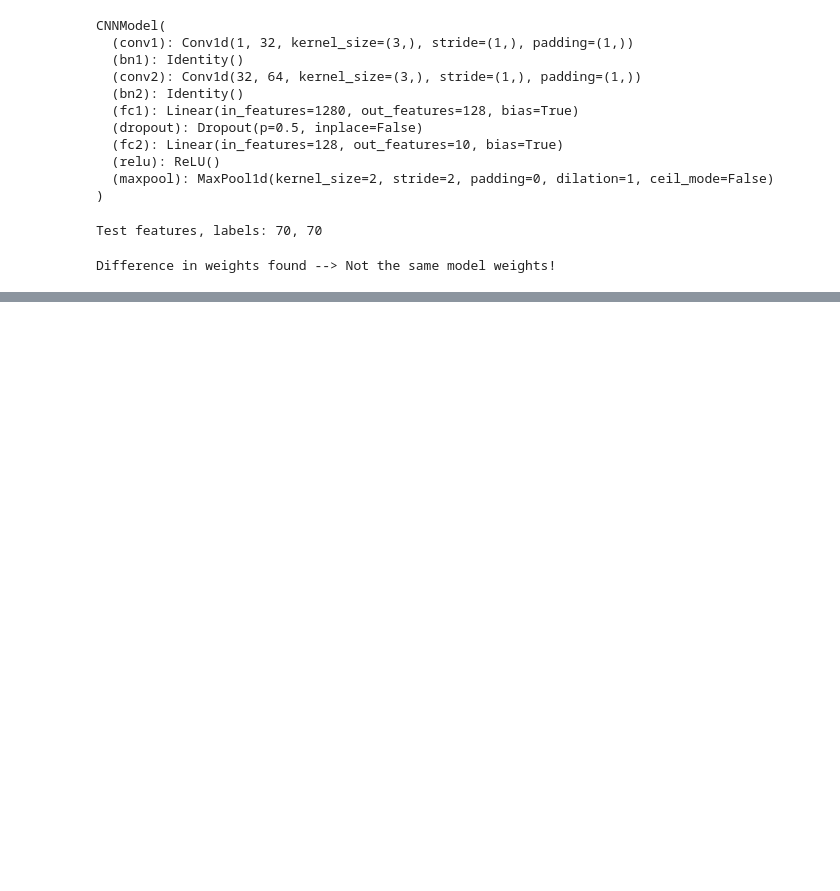
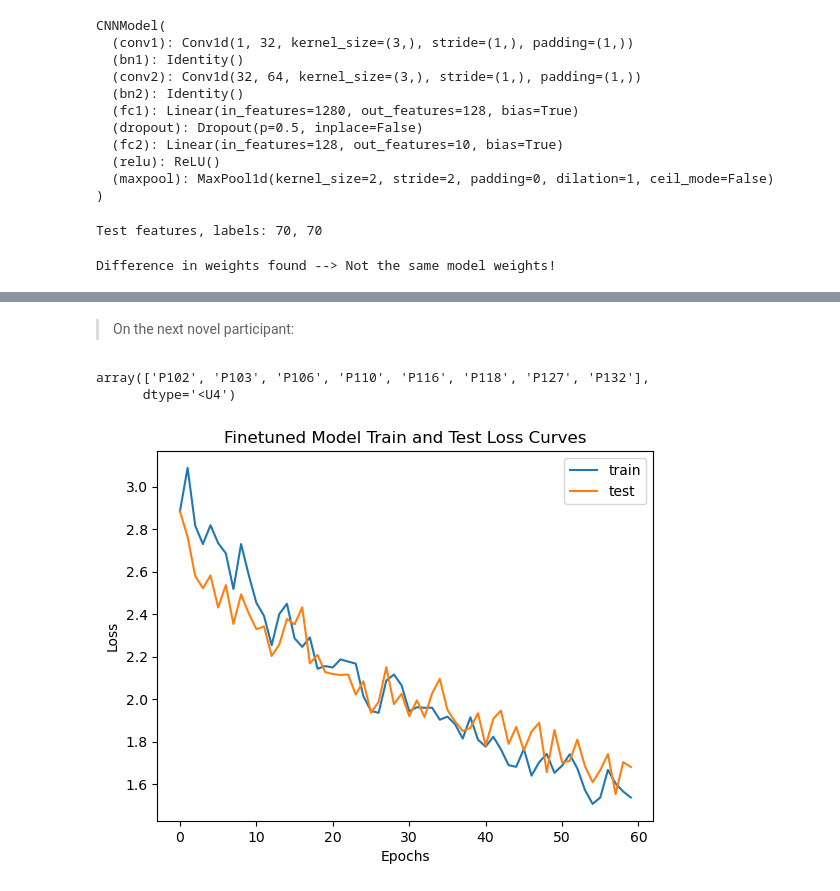
Before and after one commit to kdmalc/fl-gestures, a Jupyter notebook: ELEC573_Proj/201_CNN_AMC_FT_Study.ipynb, the cells around one changed output, grey strips where cells are left out. Saved outputs shown, nothing was run; the diff lists cells and outputs as text; code cells hidden in the pictures; blank space fills up the shorter version.

```diff
--- a/ELEC573_Proj/201_CNN_AMC_FT_Study.ipynb
+++ b/ELEC573_Proj/201_CNN_AMC_FT_Study.ipynb
@@ -360,0 +294,34 @@ print(f"Detailed performance log saved to: {log_file}")
+# %% [markdown]
+> On the next novel participant:
+# %%
+np.unique(first_test_participant_data['participant_ids'])
+# %% [output]
+array(['P102', 'P103', 'P106', 'P110', 'P116', 'P118', 'P127', 'P132'],
+      dtype='<U4')
+# %%
+participant_id = 'P127'
+
+novel_test_participant_ft_data = data_splits['novel_trainFT']
+# Filter based on participant_id
+indices = [i for i, pid in enumerate(novel_test_participant_ft_data['participant_ids']) if pid == participant_id]
+# Finetuning Dataset!
+ft_127_dataset = GestureDataset([novel_test_participant_ft_data['feature'][i] for i in indices], [novel_test_participant_ft_data['labels'][i] for i in indices])
+ft_127_loader = DataLoader(ft_127_dataset, batch_size=16, shuffle=True)
+
+# P127 Testing Dataset!
+novel_test_participant_data = data_splits['cross_subject_test']
+indices = [i for i, pid in enumerate(novel_test_participant_data['participant_ids']) if pid == participant_id]
+p127_test_loader = DataLoader(GestureDataset([novel_test_participant_data['feature'][i] for i in indices], [novel_test_participant_data['labels'][i] for i in indices]), batch_size=32, shuffle=True)
+# %%
+ft127_model, clus41_model, ft127_train_loss_log, ft127_test_loss_log = fine_tune_model(
+    clus41_model, ft_127_loader, p127_test_loader, num_epochs=60, lr=0.0001)
+
+plt.plot(ft127_train_loss_log, label='train')
+plt.plot(ft127_test_loss_log, label='test') # ... is this intra or cross test... ig they're the same for the finetuned pids...
+plt.xlabel('Epochs')
+plt.ylabel('Loss')
+plt.title('Finetuned Model Train and Test Loss Curves')
+plt.legend()
+plt.show()
+# %% [output]
+[figure, added]
```
Also changed, not shown: parts of 16 cells of this notebook, 4 other files.
